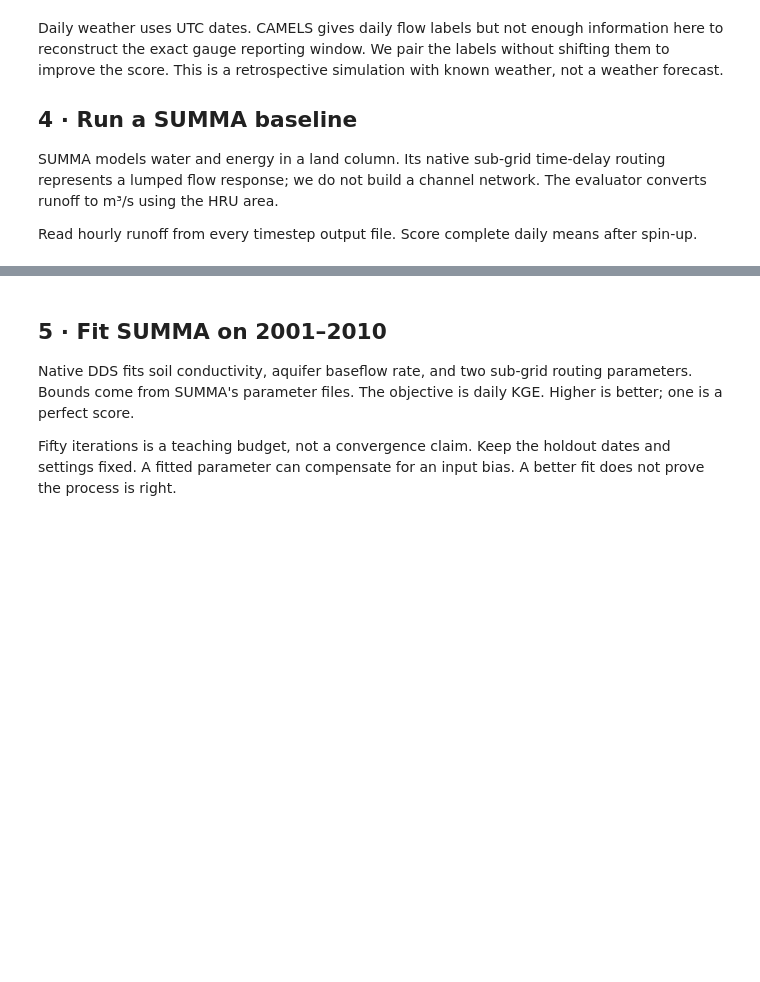
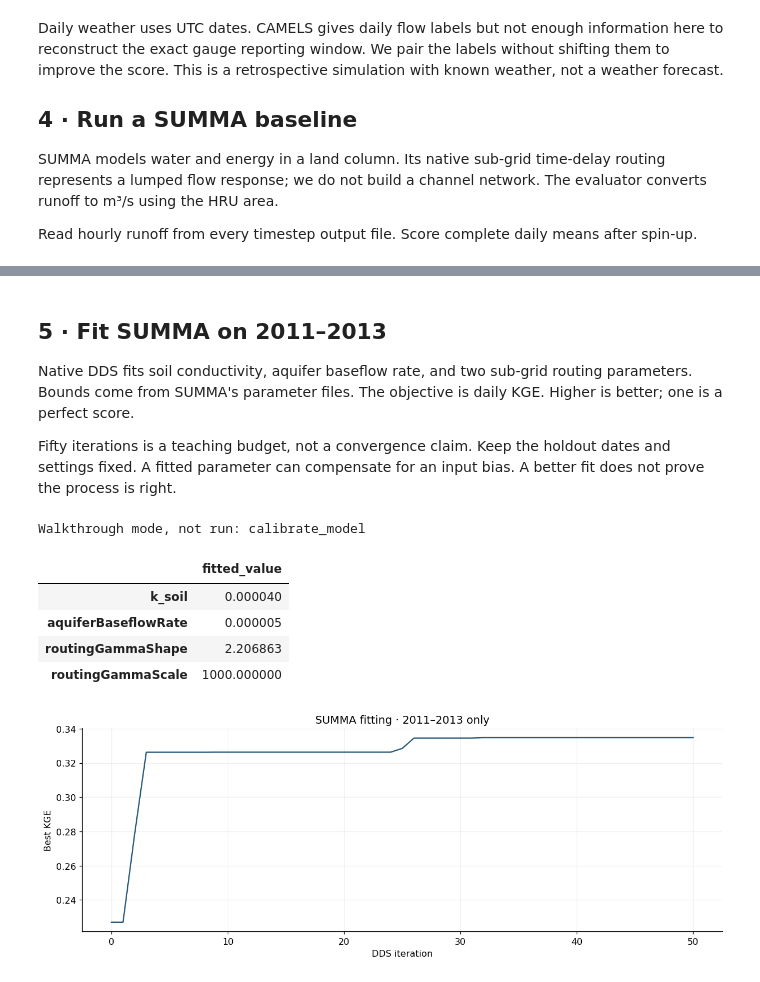
Before and after one commit to symfluence-org/SYMFLUENCE, a Jupyter notebook: examples/04_workshop_notebooks/04e_intelligent_rivers_streamflow.ipynb, the cells around one changed output, grey strips where cells are left out. Drawn from its saved outputs; the diff is of its cells as text; code cells hidden in the pictures; blank space fills up the shorter version.

```diff
--- a/examples/04_workshop_notebooks/04e_intelligent_rivers_streamflow.ipynb
+++ b/examples/04_workshop_notebooks/04e_intelligent_rivers_streamflow.ipynb
@@ -201,5 +252,5 @@ display(baseline_scores.round(3))
 # %% [markdown]
-## 5 · Fit SUMMA on 2001–2010
+## 5 · Fit SUMMA on 2011–2013
 
 Native DDS fits soil conductivity, aquifer baseflow rate, and two sub-grid routing parameters. Bounds come from SUMMA's parameter files. The objective is daily KGE. Higher is better; one is a perfect score.
 
@@ -207,16 +258,24 @@ Fifty iterations is a teaching budget, not a convergence claim. Keep the holdout
 # %%
 run_stage(["calibrate_model"])
 optimization_dir = project / "optimization" / "SUMMA" / f"dds_{experiment}"
 calibrated = read_summa(optimization_dir / "final_evaluation")
 best = json.loads((optimization_dir / f"{experiment}_dds_best_params.json").read_text())
 display(pd.Series(best["best_params"], name="fitted_value").to_frame())
 
 history = pd.read_csv(optimization_dir / f"{experiment}_parallel_iteration_results.csv")
 history = history.loc[history.index[history.iteration == 0][-1]:]  # latest search only
 fig, ax = plt.subplots(layout="constrained")
 ax.plot(history.iteration, history.score.cummax(), color=BLUE)
-ax.set(xlabel="DDS iteration", ylabel="Best KGE", title="SUMMA fitting · 2001–2010 only")
+ax.set(xlabel="DDS iteration", ylabel="Best KGE", title=f"SUMMA fitting · {cal_start.year}–{cal_end.year} only")
 plt.show()
+# %% [output]
+Walkthrough mode, not run: calibrate_model
+|  | fitted_value |
+| k_soil | 0.000040 |
+| aquiferBaseflowRate | 0.000005 |
+| routingGammaShape | 2.206863 |
+| routingGammaScale | 1000.000000 |
+[figure, added]
 # %% [markdown]
 ## 6 · Train the native LSTM
 
```
Also changed, not shown: parts of 14 cells of this notebook, 2 other files.
